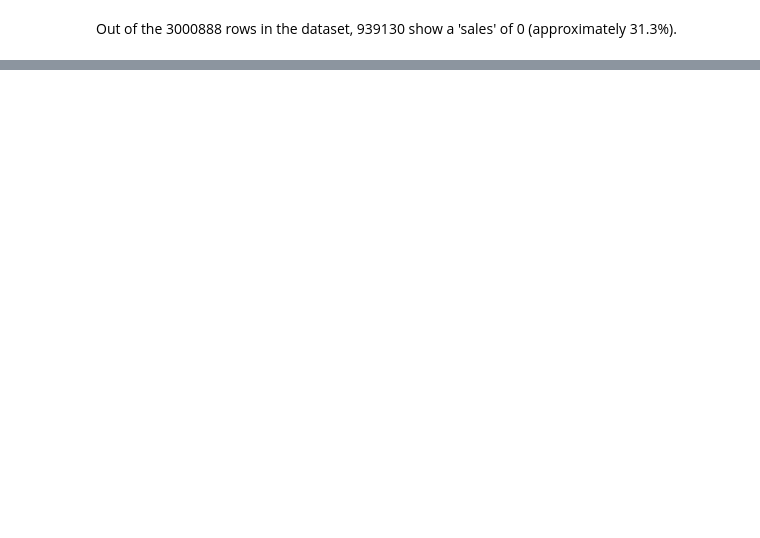
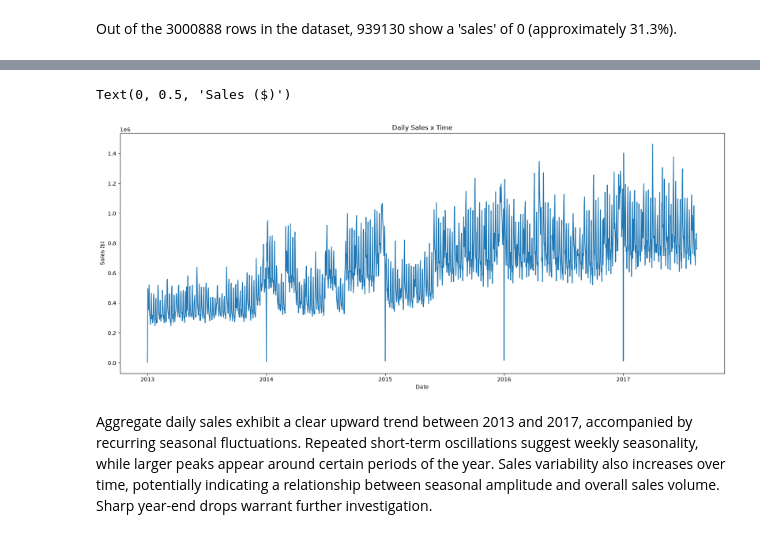
Before and after one commit to nachospreafico/store-sales-forecasting, a Jupyter notebook: notebooks/01_eda.ipynb, the cells around one changed output, grey strips where cells are left out. Cells and saved outputs as stored; diff of their text form; code cells hidden in the pictures; blank space fills up the shorter version.

Commit message:
feat: analyze sales trends, weekly seasonality, and promotional effects

```diff
--- a/notebooks/01_eda.ipynb
+++ b/notebooks/01_eda.ipynb
@@ -141,0 +213,4 @@ Out of the 3000888 rows in the dataset, 939130 show a 'sales' of 0 (approximatel
+# %%
+sales_by_date = df.groupby("date", as_index=False).agg(
+    total_sales=("sales", "sum")
+)
@@ -141,0 +219,15 @@ Out of the 3000888 rows in the dataset, 939130 show a 'sales' of 0 (approximatel
+# %%
+plt.figure(figsize=(20, 8))
+sns.lineplot(
+    data=sales_by_date,
+    x="date",
+    y="total_sales"
+)
+plt.title("Daily Sales x Time")
+plt.xlabel("Date")
+plt.ylabel("Sales ($)")
+# %% [output]
+Text(0, 0.5, 'Sales ($)')
+[figure, added]
+# %% [markdown]
+Aggregate daily sales exhibit a clear upward trend between 2013 and 2017, accompanied by recurring seasonal fluctuations. Repeated short-term oscillations suggest weekly seasonality, while larger peaks appear around certain periods of the year. Sales variability also increases over time, potentially indicating a relationship between seasonal amplitude and overall sales volume. Sharp year-end drops warrant further investigation.
```
Also changed, not shown: parts of 23 cells of this notebook.
